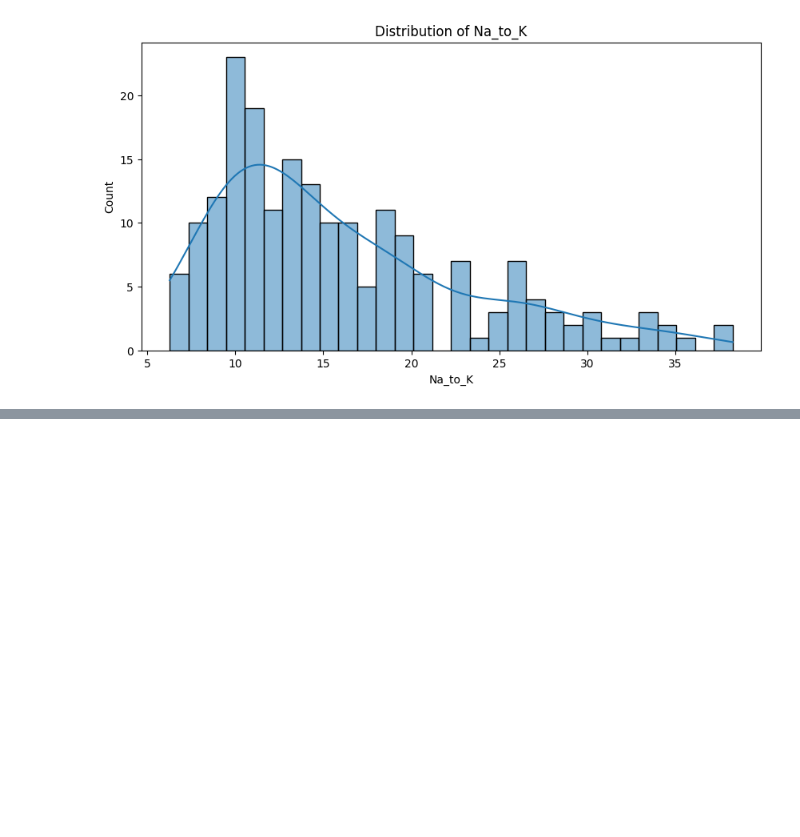
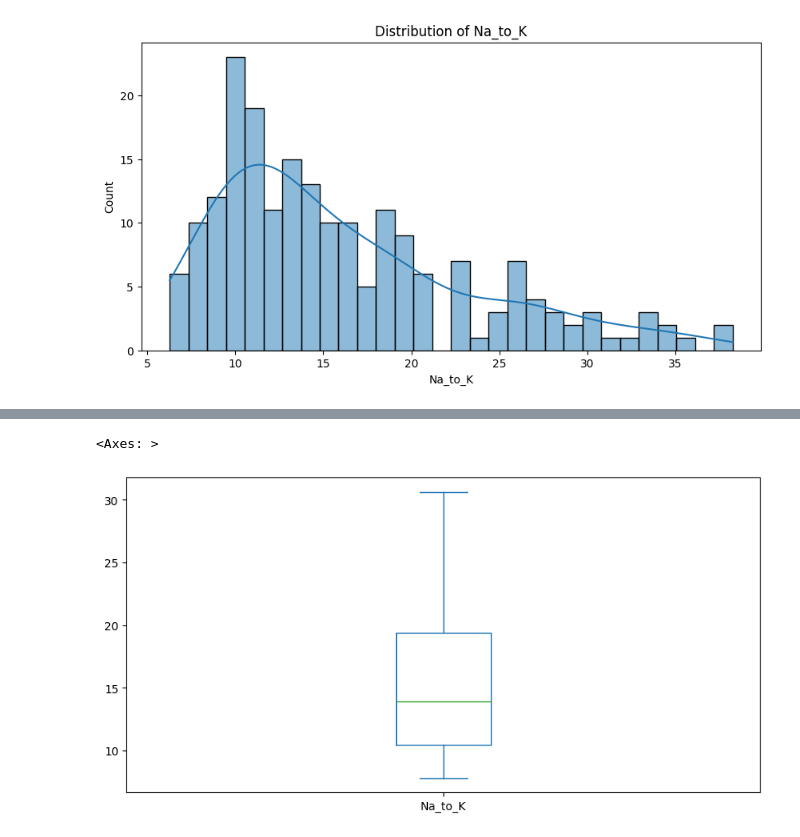
Before and after one commit to loplop05/DrugClassification, a Jupyter notebook: DrugClassificaiton.ipynb, the cells around one changed output, grey strips where cells are left out. Drawn from its saved outputs; the diff is of its cells as text; code cells hidden in the pictures; blank space fills up the shorter version.

```diff
--- a/DrugClassificaiton.ipynb
+++ b/DrugClassificaiton.ipynb
@@ -105,0 +119,5 @@ plot_numerical_distribution(df, numerical_cols)
+# %%
+df['Na_to_K'].plot.box(figsize=(10, 5))
+# %% [output]
+<Axes: >
+[figure, added]
```
Also changed, not shown: parts of 3 cells of this notebook.
